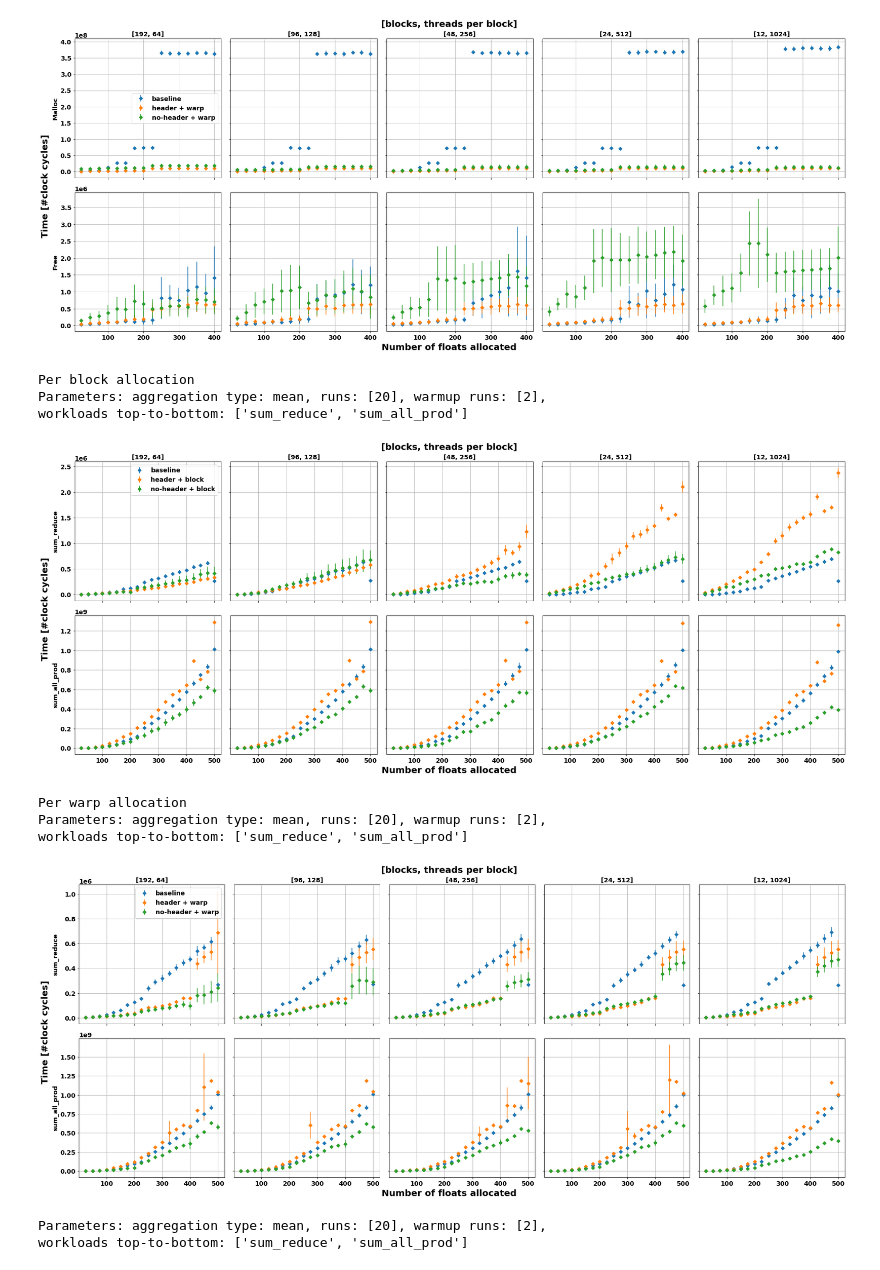
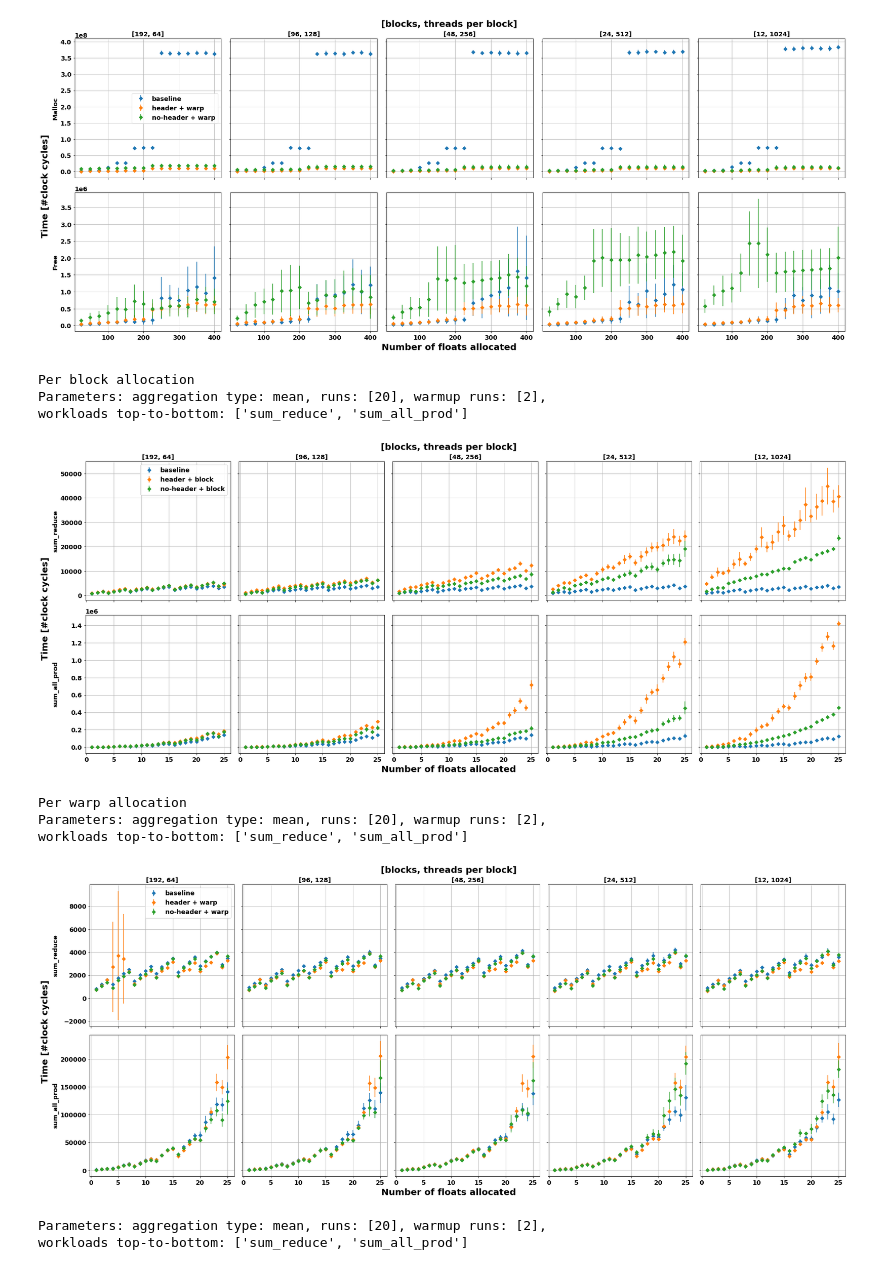
Before and after one commit to maerhart/dphpc-project, a Jupyter notebook: dynamic_allocator/plotting_temp.ipynb, the cells around one changed output. Drawn from its saved outputs; the diff is of its cells as text; code cells hidden in the pictures.

```diff
--- a/dynamic_allocator/plotting_temp.ipynb
+++ b/dynamic_allocator/plotting_temp.ipynb
@@ -15,8 +15,8 @@ import sys
 
 #CSV_PATH = sys.argv[1]
 #CSV_PATH = "results/2021-12-21-22:28:47_presentation_run__powers of 2"
-#CSV_PATH = "results/2021-12-21-23:03:35_presentation run_1 to100 floats"
-CSV_PATH = "results/2021-12-22-01:33:26_presentation run_25 step to 500"
+CSV_PATH = "results/2021-12-21-23:03:35_presentation run_1 to100 floats"
+#CSV_PATH = "results/2021-12-22-01:33:26_presentation run_25 step to 500"
 
 font = {'weight' : 'bold',
             'size'   : 14}
@@ -214,7 +214,7 @@ def plot_blocks_vs_threads_per_block(ver, legend, suffix):
     ## plot (blocks) vs (threads_per_block)
     fig, axs = plt.subplots(len(workloads), len(threads_per_block), sharey='row', sharex=True, figsize=(len(threads_per_block)*5, len(workloads)*5))
     # constant parameters
-    n_floats = -1
+    n_floats = 25
     versions = ver
     aggregation_type = 'mean' # or max
     show_speedup = False
@@ -249,35 +249,35 @@ def plot_blocks_vs_threads_per_block(ver, legend, suffix):
             axs[0][b].set_title("["+str(block)+", "+str(threads_per_block[b])+"]", fontdict=fontdict)
             #axs[1][b].set_xlabel("#floats")
             ax.grid(True)
             #ax.set_xscale("log", base=2)
             #ax.set_yscale("log", base=2)
         #axs[w][0].set_ylabel("#clock cycles")
 
     axs[0][0].legend(legend)
     axs[0][0].set_ylabel("sum_reduce", fontdict=fontdict)
     axs[1][0].set_ylabel("sum_all_prod", fontdict=fontdict)
     plt.subplots_adjust(hspace=0.05, wspace=0.05)
     fig.text(0.5, 1.0, '[blocks, threads per block]', ha='center', va='center', fontsize=20)
     fig.text(0.0, 0.5, 'Time [#clock cycles]', ha='center', va='center', rotation='vertical', fontsize=20)
     fig.text(0.5, 0.0, 'Number of floats allocated', ha='center', va='center', fontsize=20)
     fig.align_ylabels()
     fig.tight_layout()
     plt.savefig(CSV_PATH+"/blocks_vs_threads_per_block_vs_workload_" + suffix + ".png", dpi=120, bbox_inches='tight')
     plt.show()
 
 print("Per block allocation")
 plot_blocks_vs_threads_per_block(['baseline', 'v1_martin', 'v3_nils'], ['baseline', 'header + block', 'no-header + block'], "block")
 print("Per warp allocation")
 plot_blocks_vs_threads_per_block(['baseline', 'v5_anton', 'v6_nils'], ['baseline', 'header + warp', 'no-header + warp'], "warp")
 # %% [output]
 Per block allocation
 Parameters: aggregation type: mean, runs: [20], warmup runs: [2],
 workloads top-to-bottom: ['sum_reduce', 'sum_all_prod']
-[figure, old version]
+[figure, new version]
 Per warp allocation
 Parameters: aggregation type: mean, runs: [20], warmup runs: [2],
 workloads top-to-bottom: ['sum_reduce', 'sum_all_prod']
-[figure, old version]
+[figure, new version]
 # %%
 def plot_workload_speedup(ver, legend, suffix):
     ## plot (blocks) vs (threads_per_block)
```
